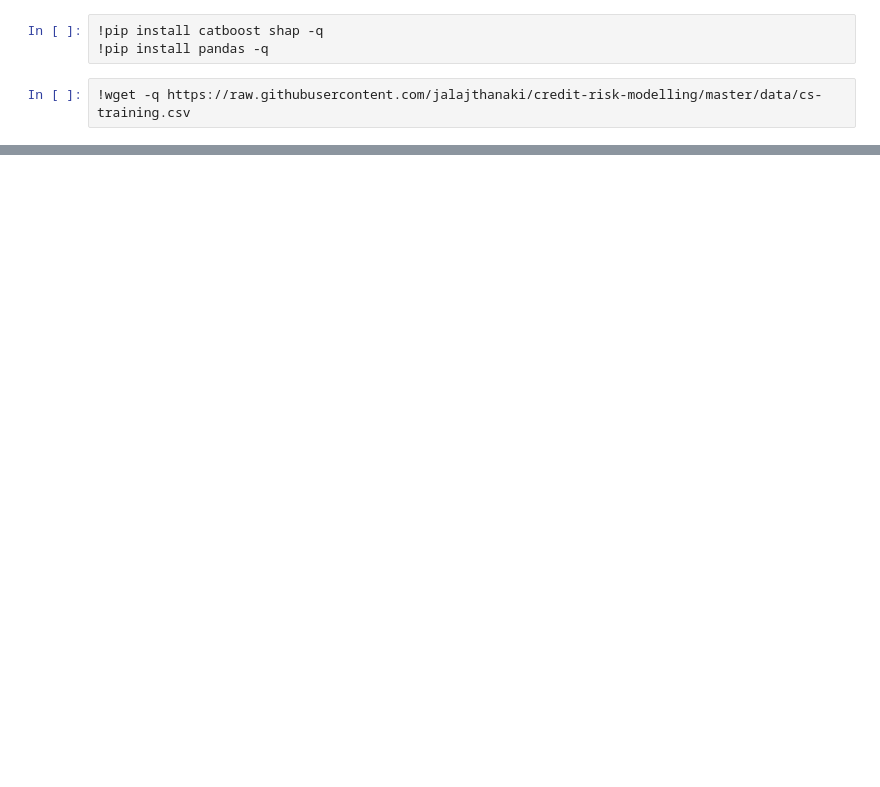
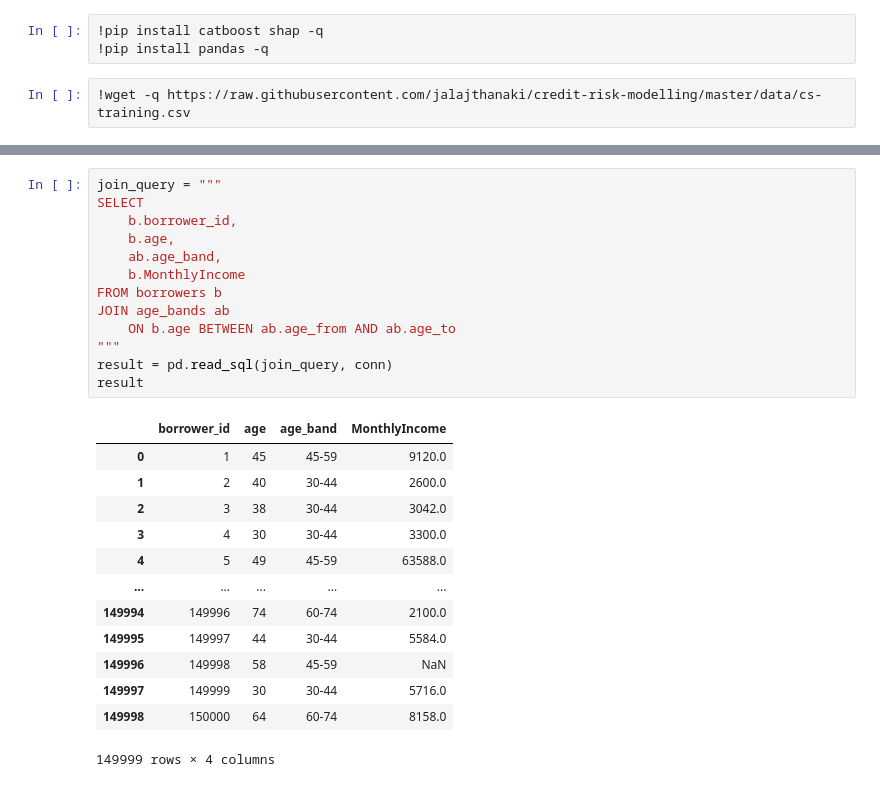
Before and after one commit to GiannisAnte/credit-scoring-case, a Jupyter notebook: credit_scoring_case.ipynb, the cells around one changed output, grey strips where cells are left out. Drawn from its saved outputs; the diff is of its cells as text; blank space fills up the shorter version.

```diff
--- a/credit_scoring_case.ipynb
+++ b/credit_scoring_case.ipynb
@@ -24,0 +87,27 @@ pd.read_csv("cs-training.csv", index_col=0)
+# %%
+join_query = """
+SELECT
+    b.borrower_id,
+    b.age,
+    ab.age_band,
+    b.MonthlyIncome
+FROM borrowers b
+JOIN age_bands ab
+    ON b.age BETWEEN ab.age_from AND ab.age_to
+"""
+result = pd.read_sql(join_query, conn)
+result
+# %% [output]
+|  | borrower_id | age | age_band | MonthlyIncome |
+| 0 | 1 | 45 | 45-59 | 9120.0 |
+| 1 | 2 | 40 | 30-44 | 2600.0 |
+| 2 | 3 | 38 | 30-44 | 3042.0 |
+| 3 | 4 | 30 | 30-44 | 3300.0 |
+| 4 | 5 | 49 | 45-59 | 63588.0 |
+| ... | ... | ... | ... | ... |
+| 149994 | 149996 | 74 | 60-74 | 2100.0 |
+| 149995 | 149997 | 44 | 30-44 | 5584.0 |
+| 149996 | 149998 | 58 | 45-59 | NaN |
+| 149997 | 149999 | 30 | 30-44 | 5716.0 |
+| 149998 | 150000 | 64 | 60-74 | 8158.0 |
+149999 rows × 4 columns
```
Also changed, not shown: parts of 17 cells of this notebook.
